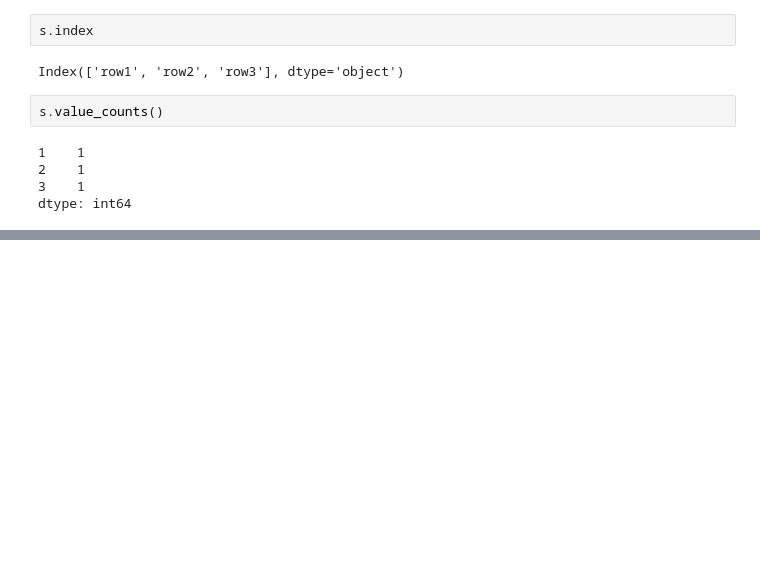
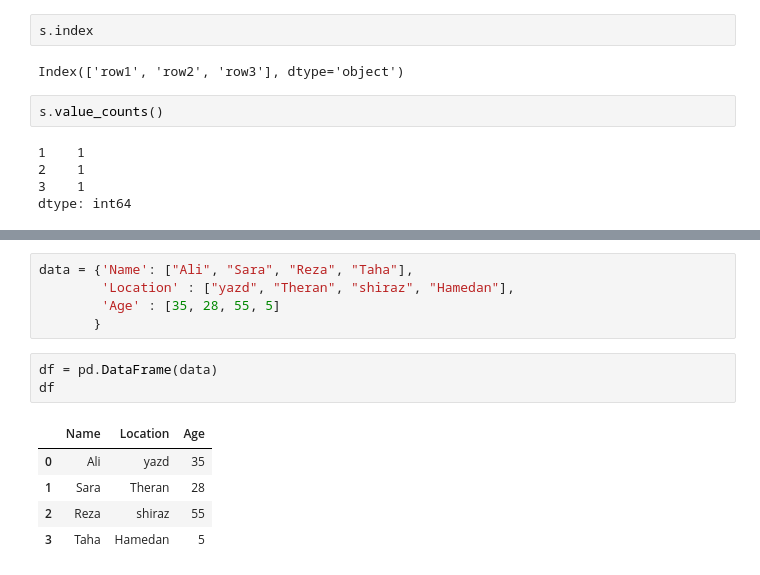
Before and after one commit to mohsenahmadi2003/Machine-Learning, a Jupyter notebook: Pandas.ipynb, the cells around one changed output, grey strips where cells are left out. Saved outputs shown, nothing was run; the diff lists cells and outputs as text; blank space fills up the shorter version.

```diff
--- a/Pandas.ipynb
+++ b/Pandas.ipynb
@@ -41,0 +152,14 @@ d
+# %%
+data = {'Name': ["Ali", "Sara", "Reza", "Taha"],
+        'Location' : ["yazd", "Theran", "shiraz", "Hamedan"],
+        'Age' : [35, 28, 55, 5]
+       }
+# %%
+df = pd.DataFrame(data)
+df
+# %% [output]
+|  | Name | Location | Age |
+| 0 | Ali | yazd | 35 |
+| 1 | Sara | Theran | 28 |
+| 2 | Reza | shiraz | 55 |
+| 3 | Taha | Hamedan | 5 |
```
Also changed, not shown: parts of 24 cells of this notebook.
